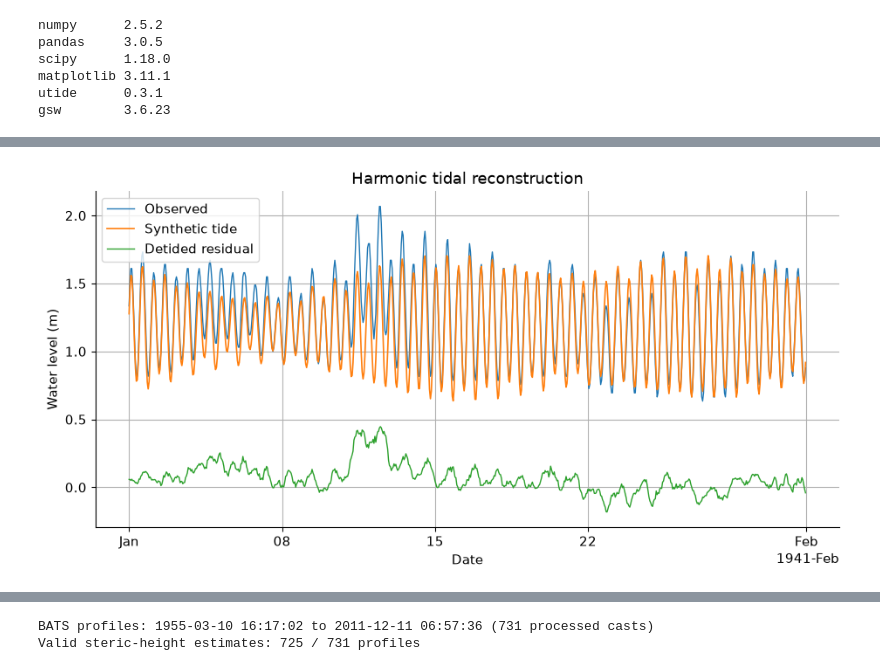
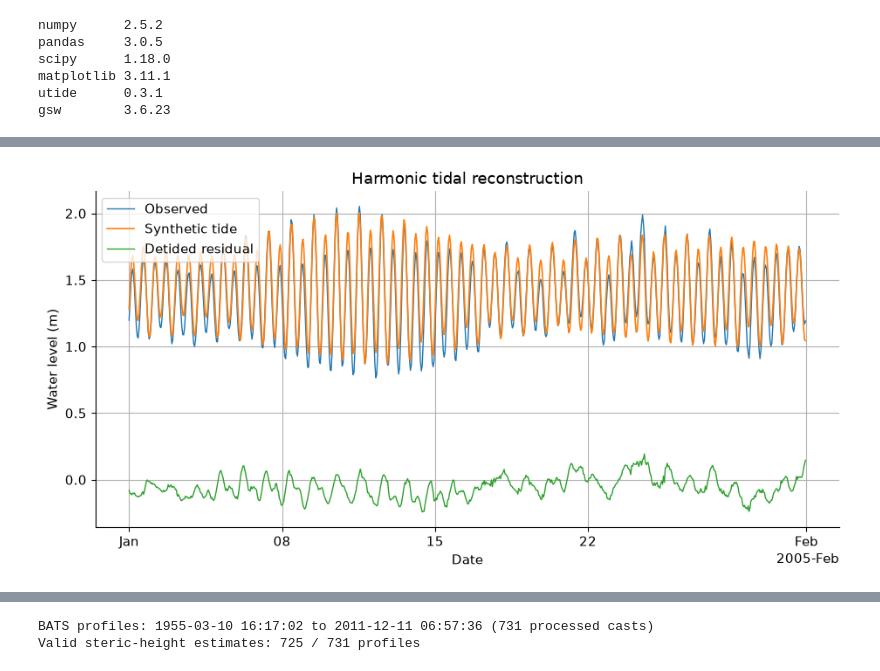
Before and after one commit to nvogtvincent/bermuda_slprac, a Jupyter notebook: SeaLevelPractical_Python.ipynb, the cells around one changed output, grey strips where cells are left out. Drawn from its saved outputs; the diff is of its cells as text; code cells hidden in the pictures.

```diff
--- a/SeaLevelPractical_Python.ipynb
+++ b/SeaLevelPractical_Python.ipynb
@@ -256,27 +122,24 @@ Begin with a few constituents, inspect the residual, then add more constituents
 # %%
-HARMON_START = "1941-01-01"
-HARMON_END = "1941-07-01"
-PLOT_START = "1941-01-01"
-PLOT_END = "1941-01-31"
+# ANALYSIS PARAMETERS
+HARMON_START = "2005-01-01"
+HARMON_END = "2006-01-01"
 
+# CHOOSE WHICH TIDAL CONSTITUENTS TO ANALYSE
+# See [here](https://en.wikipedia.org/wiki/Theory_of_tides#Tidal_constituents)
 # Try, for example:
 # ["M2", "S2", "N2", "K1"]
 # ["M2", "S2", "N2", "K2", "K1", "O1", "P1", "Q1"]
 # "auto"
 HARMON_CONSTITUENTS = ["M2", "S2", "N2", "K1"]
 
-analysis = tg.loc[HARMON_START:HARMON_END].dropna()
-if not (pd.Timestamp(HARMON_START) <= pd.Timestamp(PLOT_START) <= pd.Timestamp(HARMON_END)):
-    raise ValueError("PLOT_START must fall inside the harmonic-analysis interval.")
-if not (pd.Timestamp(HARMON_START) <= pd.Timestamp(PLOT_END) <= pd.Timestamp(HARMON_END)):
-    raise ValueError("PLOT_END must fall inside the harmonic-analysis interval.")
-
+# PERFORM HARMONIC ANALYSIS
+analysis = tg.loc[HARMON_START:HARMON_END].dropna() # Get data subset for analysis
 coef = solve(
     analysis.index.to_numpy(),
     analysis.to_numpy(),
     lat=TIDE_GAUGE_LAT,
     constit=HARMON_CONSTITUENTS,
-    trend=False,          # do not allow the tidal fit to absorb secular sea-level rise
+    trend=False,
     nodal=True,
     method="ols",
     conf_int="linear",
@@ -284,28 +147,20 @@ coef = solve(
     verbose=False,
 )
 
-# Supplying the constituent names explicitly reconstructs all solved constituents.
+# CREAT A SYNTHETIC TIDAL RECORD BASED ON EXTRACTED CONSTITUENTS
 reconstructed = reconstruct(
-    analysis.index.to_numpy(),
+    tg.index.to_numpy(),
     coef,
     constit=list(coef.name),
     verbose=False,
 ).h
 
+# CREATE A DETIDED RECORD
 section2 = pd.DataFrame(
     {
-        "observed": analysis.to_numpy(),
+        "observed": tg.to_numpy(),
         "synthetic_tide": reconstructed,
-        "detided": analysis.to_numpy() - reconstructed,
+        "detided": tg.to_numpy() - reconstructed,
     },
-    index=analysis.index,
+    index=tg.index,
 )
-
-constituent_table = pd.DataFrame({
-    "constituent": coef.name,
-    "amplitude_m": coef.A,
-    "amplitude_95pc_halfwidth_m": coef.A_ci,
-    "greenwich_phase_deg": coef.g,
-    "phase_95pc_halfwidth_deg": coef.g_ci,
-})
-constituent_table
@@ -318,12 +183,18 @@ constituent_table
 # %%
+# PLOT DETIDED DATA
+# Plotting parameters
+PLOT_START = "2005-01-01"
+PLOT_END = "2005-01-31"
+
+# Produce the plot
 plot_data = section2.loc[PLOT_START:PLOT_END]
 fig, ax = plt.subplots()
 ax.plot(plot_data.index, plot_data["observed"], label="Observed", lw=1)
 ax.plot(plot_data.index, plot_data["synthetic_tide"], label="Synthetic tide", lw=1.2)
 ax.plot(plot_data.index, plot_data["detided"], label="Detided residual", lw=1)
 ax.set(xlabel="Date", ylabel="Water level (m)", title="Harmonic tidal reconstruction")
 format_date_axis(ax)
 ax.legend()
 plt.show()
 # %% [output]
-[figure, old version]
+[figure, new version]
```
Also changed, not shown: parts of 25 cells of this notebook, 1 other file.
